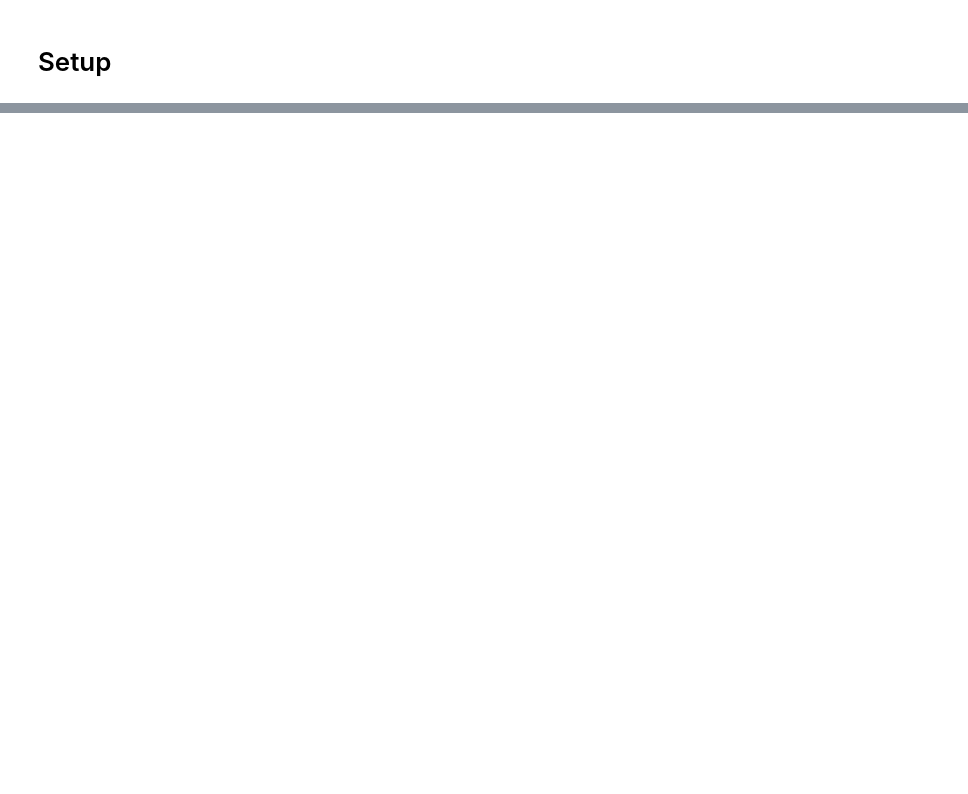
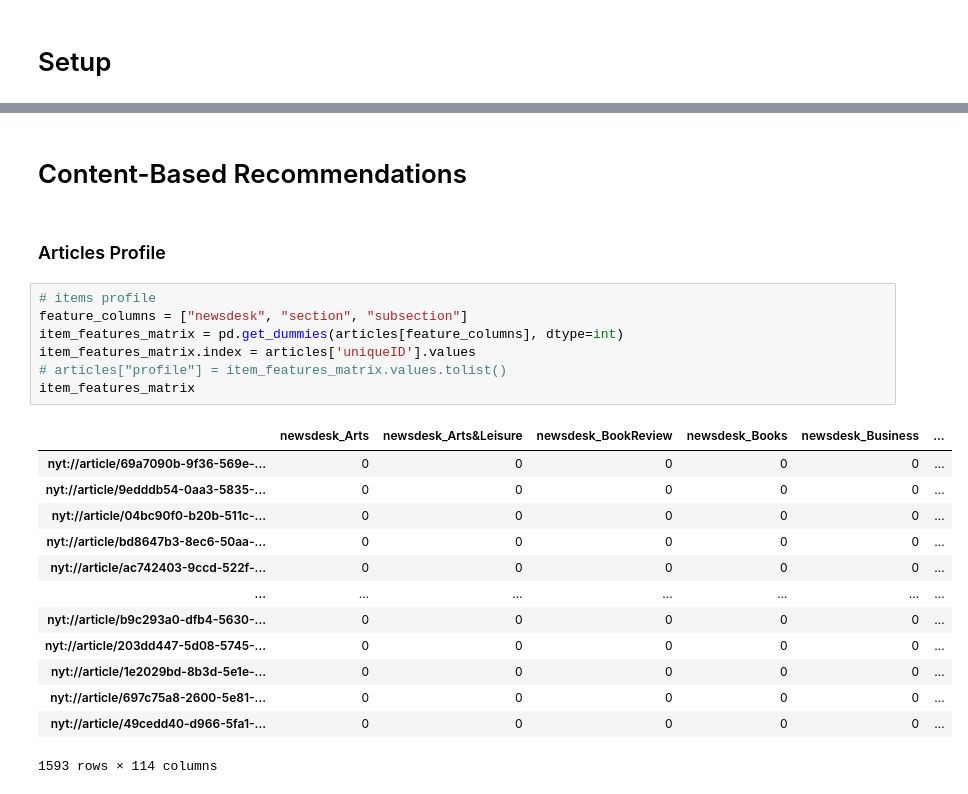
Before and after one commit to Favo02/recommendation-system, a Jupyter notebook: main.ipynb, the cells around one changed output, grey strips where cells are left out. Drawn from its saved outputs; the diff is of its cells as text; blank space fills up the shorter version.

```diff
--- a/main.ipynb
+++ b/main.ipynb
@@ -31,0 +132,25 @@ comments = pd.read_csv("dataset/nyt-comments-part0.csv")
+# %% [markdown]
+# Content-Based Recommendations
+# %% [markdown]
+### Articles Profile
+# %%
+# items profile
+feature_columns = ["newsdesk", "section", "subsection"]
+item_features_matrix = pd.get_dummies(articles[feature_columns], dtype=int)
+item_features_matrix.index = articles['uniqueID'].values
+# articles["profile"] = item_features_matrix.values.tolist()
+item_features_matrix
+# %% [output]
+|  | newsdesk_Arts | newsdesk_Arts&Leisure | newsdesk_BookReview | newsdesk_Books | newsdesk_Business | ... |
+| nyt://article/69a7090b-9f36-569e-... | 0 | 0 | 0 | 0 | 0 | ... |
+| nyt://article/9edddb54-0aa3-5835-... | 0 | 0 | 0 | 0 | 0 | ... |
+| nyt://article/04bc90f0-b20b-511c-... | 0 | 0 | 0 | 0 | 0 | ... |
+| nyt://article/bd8647b3-8ec6-50aa-... | 0 | 0 | 0 | 0 | 0 | ... |
+| nyt://article/ac742403-9ccd-522f-... | 0 | 0 | 0 | 0 | 0 | ... |
+| ... | ... | ... | ... | ... | ... | ... |
+| nyt://article/b9c293a0-dfb4-5630-... | 0 | 0 | 0 | 0 | 0 | ... |
+| nyt://article/203dd447-5d08-5745-... | 0 | 0 | 0 | 0 | 0 | ... |
+| nyt://article/1e2029bd-8b3d-5e1e-... | 0 | 0 | 0 | 0 | 0 | ... |
+| nyt://article/697c75a8-2600-5e81-... | 0 | 0 | 0 | 0 | 0 | ... |
+| nyt://article/49cedd40-d966-5fa1-... | 0 | 0 | 0 | 0 | 0 | ... |
+1593 rows × 114 columns
```
Also changed, not shown: parts of 12 cells of this notebook.
